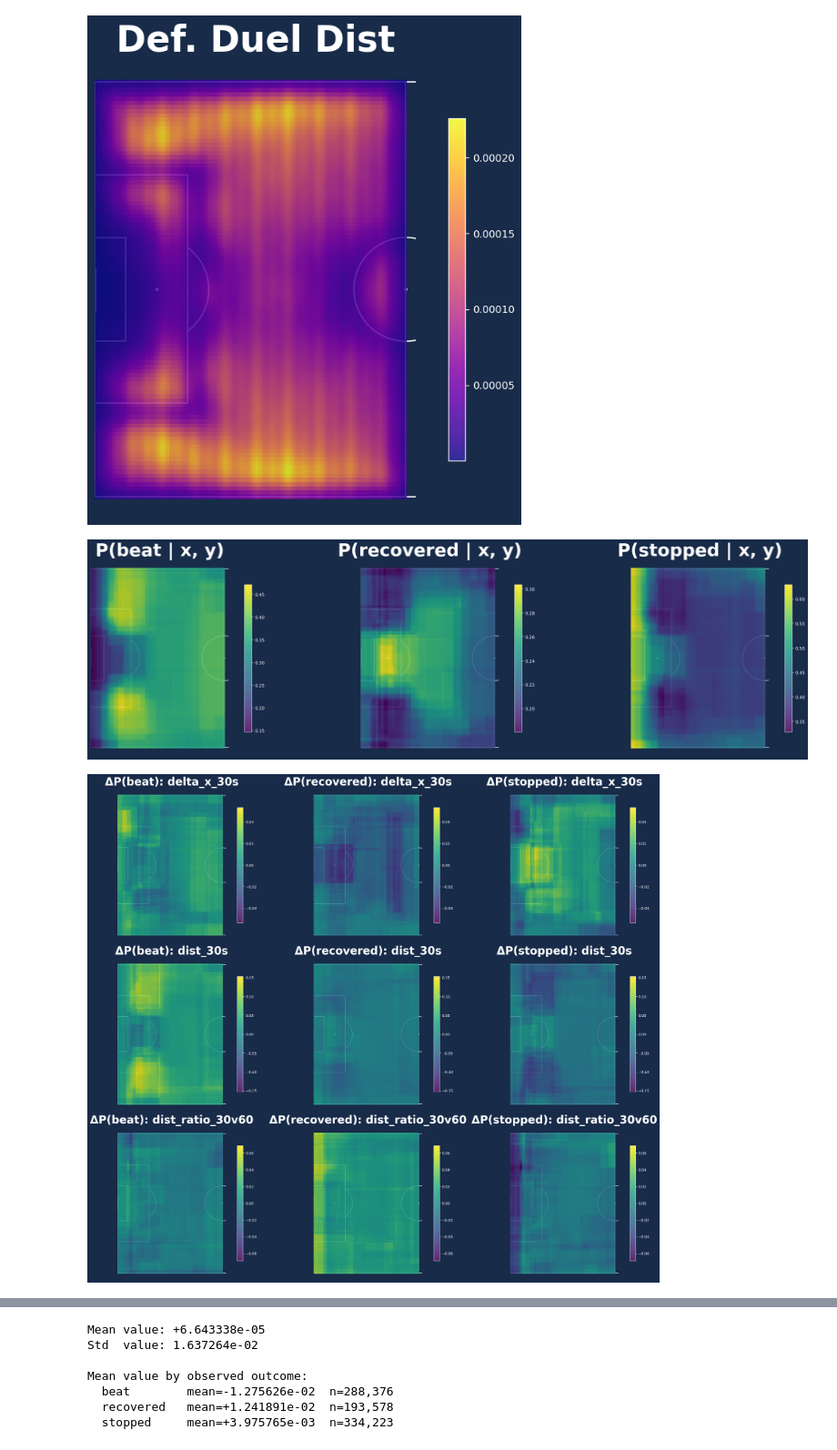
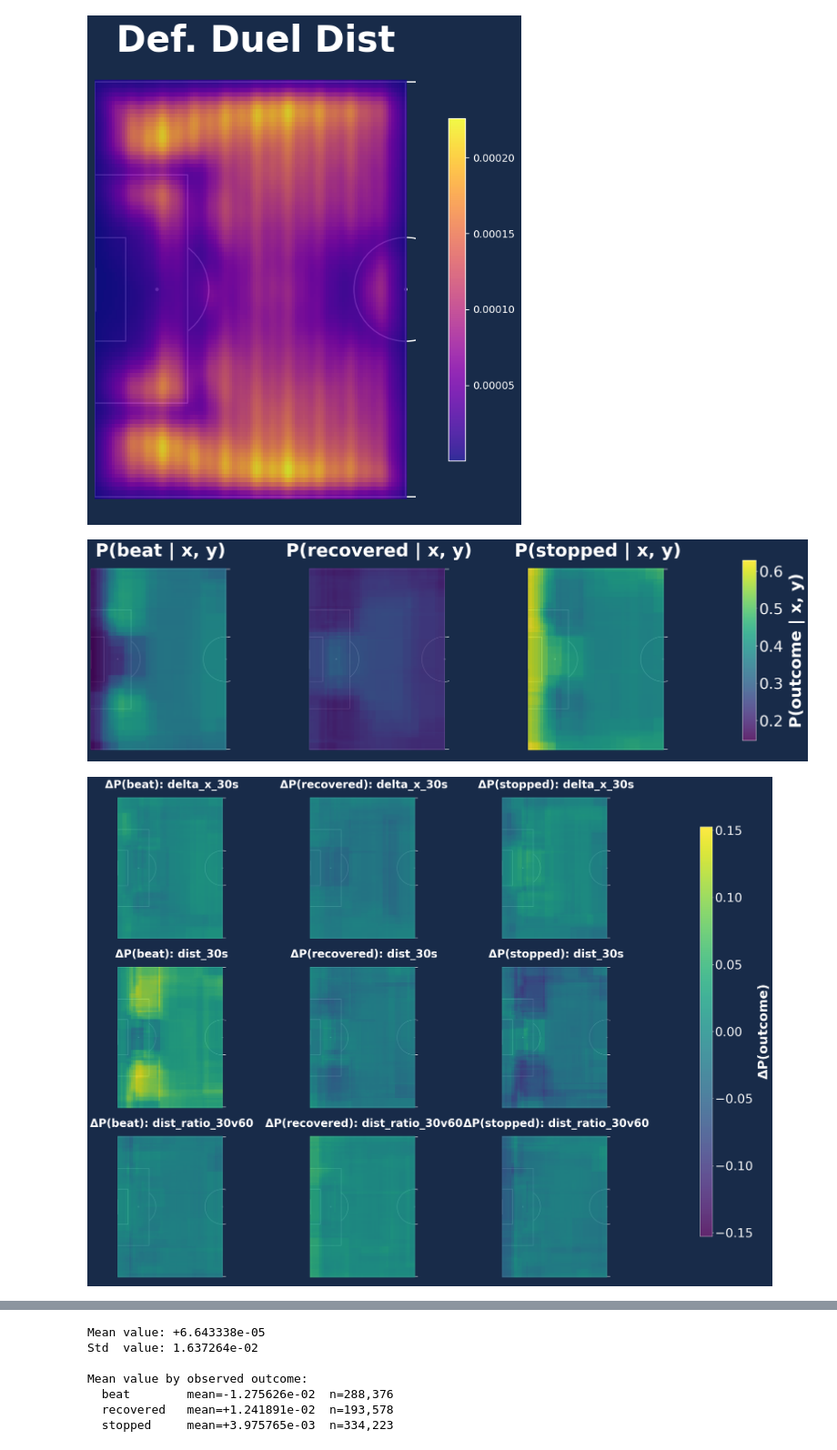
Before and after one commit to zcochran27/HDSI-SCHOLARSHIP-PROJECT-SOCCER-DATA, a Jupyter notebook: Exploration Notebooks/test_modeling_sop_outcome.ipynb, the cells around one changed output, grey strips where cells are left out. Shown at 91% size. Saved outputs shown, nothing was run; the diff lists cells and outputs as text; code cells hidden in the pictures.

Commit message:
modified graphic creation and finalized poster

```diff
--- a/Exploration Notebooks/test_modeling_sop_outcome.ipynb
+++ b/Exploration Notebooks/test_modeling_sop_outcome.ipynb
@@ -247,43 +293,45 @@ fig = plot_pitch_grid(
     ncols=len(duel_outcome_names),
     fig_name="p_outcome_panel_sop",
     cmap=CMAP_P_OUTCOME,
-    panel_size=(9, 7),
+    panel_size=(7, 7),
+    cbar_label="P(outcome | x, y)",
 )
 plt.show()
 # %% [output]
-[figure, old version]
+[figure, new version]
 # %%
 panels = []
 for s, sop_feat in enumerate(sop_cols):
     low_feat = sop_median.copy();  low_feat[s]  = sop_low[s]
     high_feat = sop_median.copy(); high_feat[s] = sop_high[s]
 
     p_low  = outcome_model.predict_proba(np.column_stack([grid_xy, np.tile(low_feat,  (len(grid_xy), 1))]))
     p_high = outcome_model.predict_proba(np.column_stack([grid_xy, np.tile(high_feat, (len(grid_xy), 1))]))
     diff = p_high - p_low
 
     vmax = float(np.abs(diff).max())
     for o, cls in enumerate(duel_outcome_names):
         d = diff[:, o].reshape(gx.shape)
         panels.append({
             "z": d,
             "title": f"ΔP({cls}): {sop_feat}",
             "name": f"delta_p_outcome_{cls}_{sop_feat}",
             "vmin": -vmax,
             "vmax": vmax,
         })
 
 fig = plot_pitch_grid(
     panels,
     ncols=len(duel_outcome_names),
     fig_name="delta_p_outcome_sensitivity",
     cmap=CMAP_P_OUTCOME,
     panel_size=(8, 6.5),
-    title_fontsize=30
+    title_fontsize=30,
+    cbar_label="ΔP(outcome)",
 )
 plt.show()
 # %% [output]
-[figure, old version]
+[figure, new version]
 # %%
 goal_surfaces = []
 for c in range(len(duel_outcome_names)):
```
Also changed, not shown: parts of 8 cells of this notebook, 18 other files.
